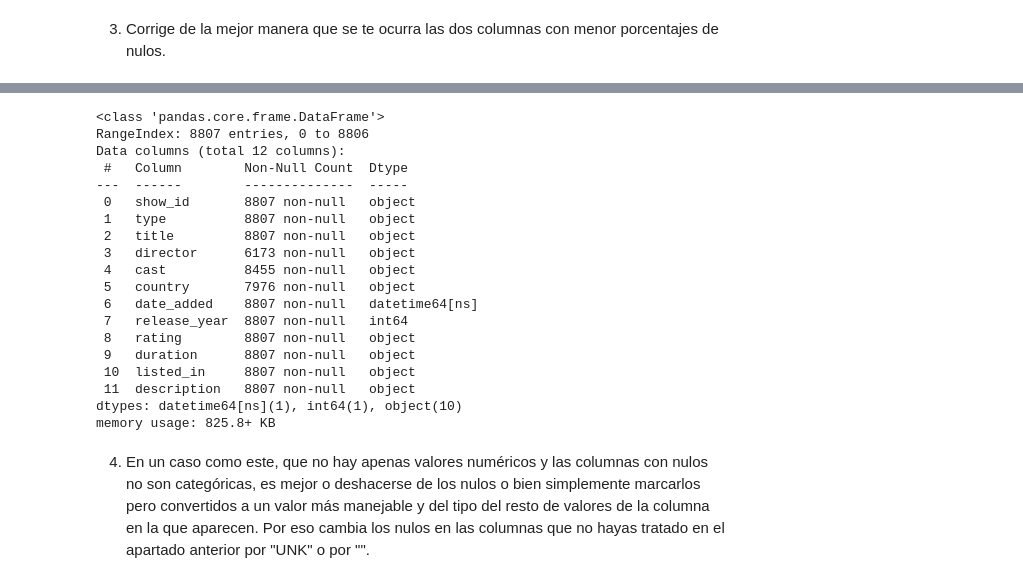
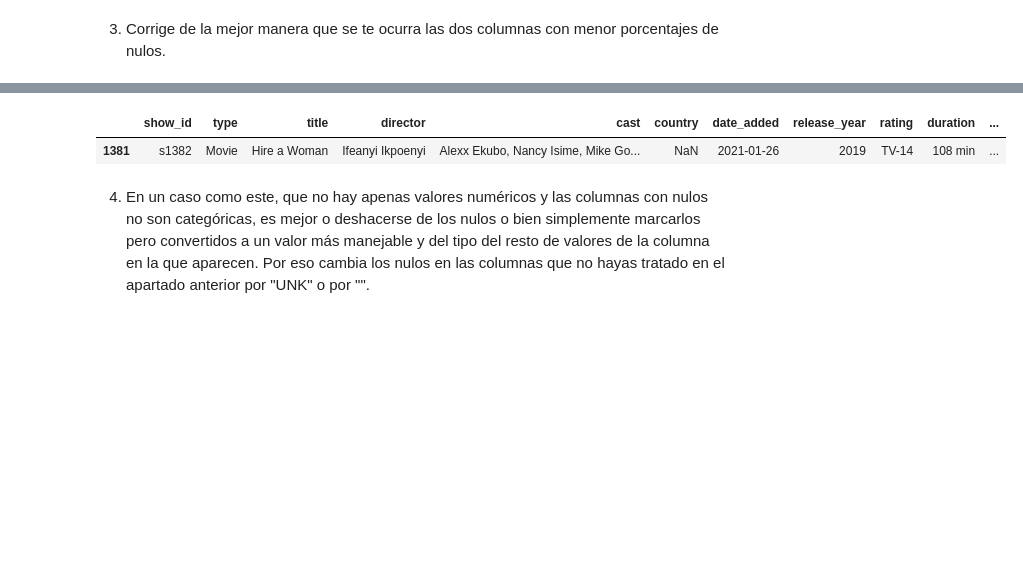
Before and after one commit to jacobo010/ONLINE_DS_THEBRIDGE_jacobo, a Jupyter notebook: Programacion_basica/Sprint05/Unidad_01/18_Practica_Obligatoria_ETL.ipynb, the cells around one changed output, grey strips where cells are left out. Cells and saved outputs as stored; diff of their text form; code cells hidden in the pictures; blank space fills up the shorter version.

```diff
--- a/Programacion_basica/Sprint05/Unidad_01/18_Practica_Obligatoria_ETL.ipynb
+++ b/Programacion_basica/Sprint05/Unidad_01/18_Practica_Obligatoria_ETL.ipynb
@@ -352,27 +287,11 @@ df_peliculas.sample(5)
 df_peliculas.loc[df_peliculas["date_added"].isnull(), "date_added"] = "2024-01-01"
 # %%
 # Columna "cast".
+# Para las filas que tienen director, pondré los valores del director el la columna "cast".
 df_peliculas.loc[df_peliculas["cast"].isnull(), "cast"] = df_peliculas["director"]
-df_peliculas.info()
+df_peliculas.sample()
 # %% [output]
-<class 'pandas.core.frame.DataFrame'>
-RangeIndex: 8807 entries, 0 to 8806
-Data columns (total 12 columns):
- #   Column        Non-Null Count  Dtype
----  ------        --------------  -----
- 0   show_id       8807 non-null   object
- 1   type          8807 non-null   object
- 2   title         8807 non-null   object
- 3   director      6173 non-null   object
- 4   cast          8455 non-null   object
- 5   country       7976 non-null   object
- 6   date_added    8807 non-null   datetime64[ns]
- 7   release_year  8807 non-null   int64
- 8   rating        8807 non-null   object
- 9   duration      8807 non-null   object
- 10  listed_in     8807 non-null   object
- 11  description   8807 non-null   object
-dtypes: datetime64[ns](1), int64(1), object(10)
-memory usage: 825.8+ KB
+|  | show_id | type | title | director | cast | country | date_added | release_year | rating | duration | ... |
+| 1381 | s1382 | Movie | Hire a Woman | Ifeanyi Ikpoenyi | Alexx Ekubo, Nancy Isime, Mike Go... | NaN | 2021-01-26 | 2019 | TV-14 | 108 min | ... |
 # %% [markdown]
 4. En un caso como este, que no hay apenas valores numéricos y las columnas con nulos no son categóricas, es mejor o deshacerse de los nulos o bien simplemente marcarlos pero convertidos a un valor más manejable y del tipo del resto de valores de la columna en la que aparecen. Por eso cambia los nulos en las columnas que no hayas tratado en el apartado anterior por "UNK" o por "".
```
Also changed, not shown: parts of 19 cells of this notebook.
